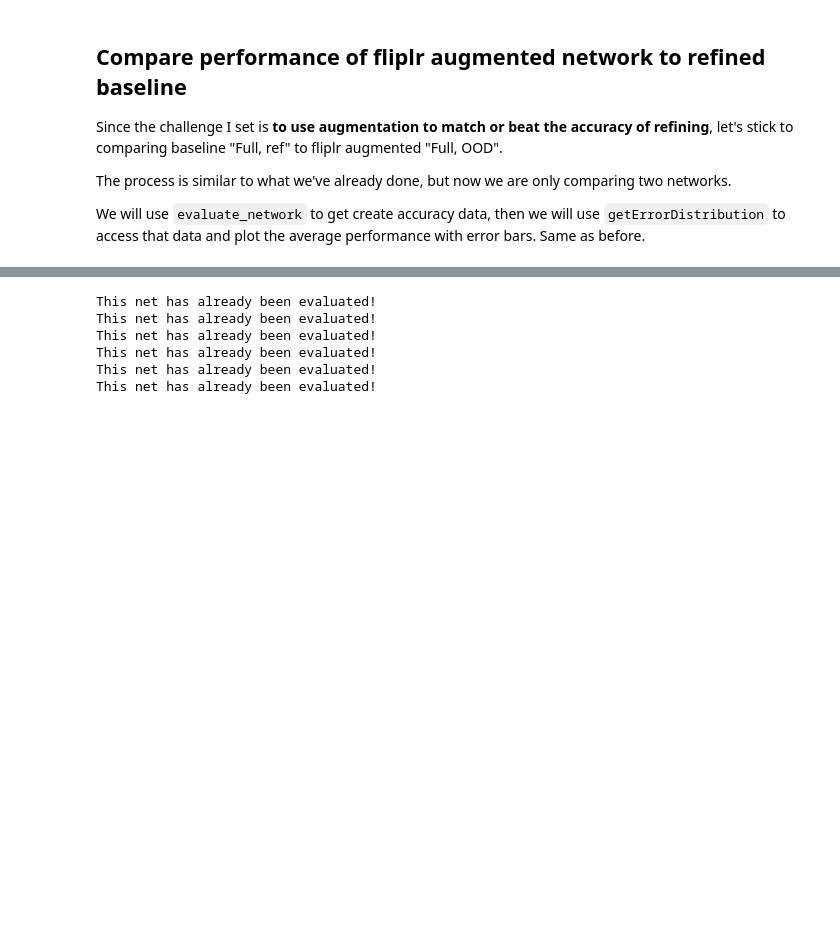
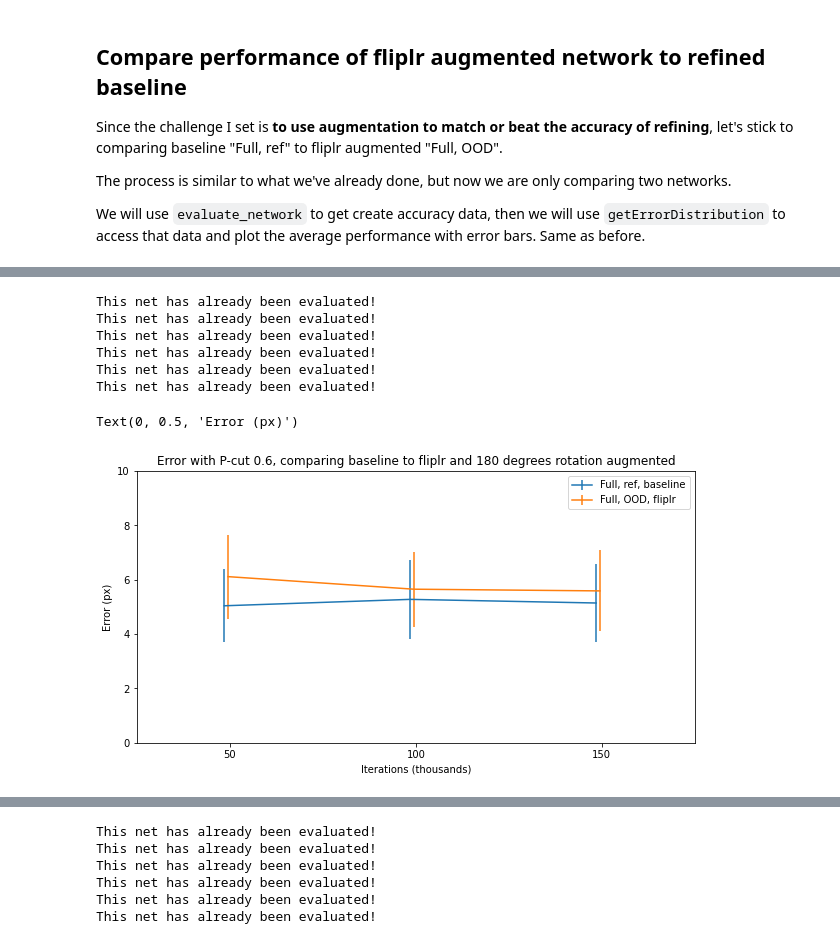
Before and after one commit to DeepLabCutAIResidency/DeepLabCut, a Jupyter notebook: deeplabcut/bat_chiroptera_scripts/recipe_notebook/training_notebook_20220829.ipynb, the cells around one changed output, grey strips where cells are left out. Cells and saved outputs as stored; diff of their text form; code cells hidden in the pictures; blank space fills up the shorter version.

````diff
--- a/deeplabcut/bat_chiroptera_scripts/recipe_notebook/training_notebook_20220829.ipynb
+++ b/deeplabcut/bat_chiroptera_scripts/recipe_notebook/training_notebook_20220829.ipynb
@@ -1123,36 +1096,42 @@ for shuffle, trainFractionIndex in zip(Shuffles,trainingsetindices):
             _,
             _,
             ErrorDistributionPCutOff_all,
             _,
             _
       )  = getErrorDistribution(
             config_path,
             shuffle=shuffle,
             snapindex=snapshot,
             trainFractionIndex = trainFractionIndex,
             modelprefix = model_prefix
       )
       error_distributions_pcut_temp.append(ErrorDistributionPCutOff_all.iloc[test_inds].values.flatten())
    error_distributions_pcut.append(error_distributions_pcut_temp)
 
 error_distributions_pcut = np.array(error_distributions_pcut) # array with dimensions [shuffle, snapshot, frames]
 
 import matplotlib.pyplot as plt
-
-fig.set_figheight(8)
-fig.set_figwidth(10)
-
+plt.figure(figsize=(10, 5))
 for shuffle in [0,1]: #we start counting at 0, so for now, let's consider each index one less
     plt.errorbar(np.array([50,100,150])-1.5+shuffle,np.nanmean(error_distributions_pcut[shuffle,:],axis=1), np.nanstd(error_distributions_pcut[shuffle,:],axis=1)/len(test_inds)**.5)
 
 plt.xticks([50, 100, 150])
 plt.xlim([25,175])
 plt.ylim([0,10])
 plt.title("Error with P-cut 0.6, comparing baseline to fliplr and 180 degrees rotation augmented")
 
 plt.legend(["Full, ref, baseline", "Full, OOD, fliplr"])
 
 plt.xlabel("Iterations (thousands)")
 plt.ylabel("Error (px)")
+# %% [output]
+This net has already been evaluated!
+This net has already been evaluated!
+This net has already been evaluated!
+This net has already been evaluated!
+This net has already been evaluated!
+This net has already been evaluated!
+Text(0, 0.5, 'Error (px)')
+[figure, added]
 # %% [markdown]
 ## Interpret performance of network after ```fliplr``` augmentation
````
Also changed, not shown: parts of 8 cells of this notebook, 8 other files.
